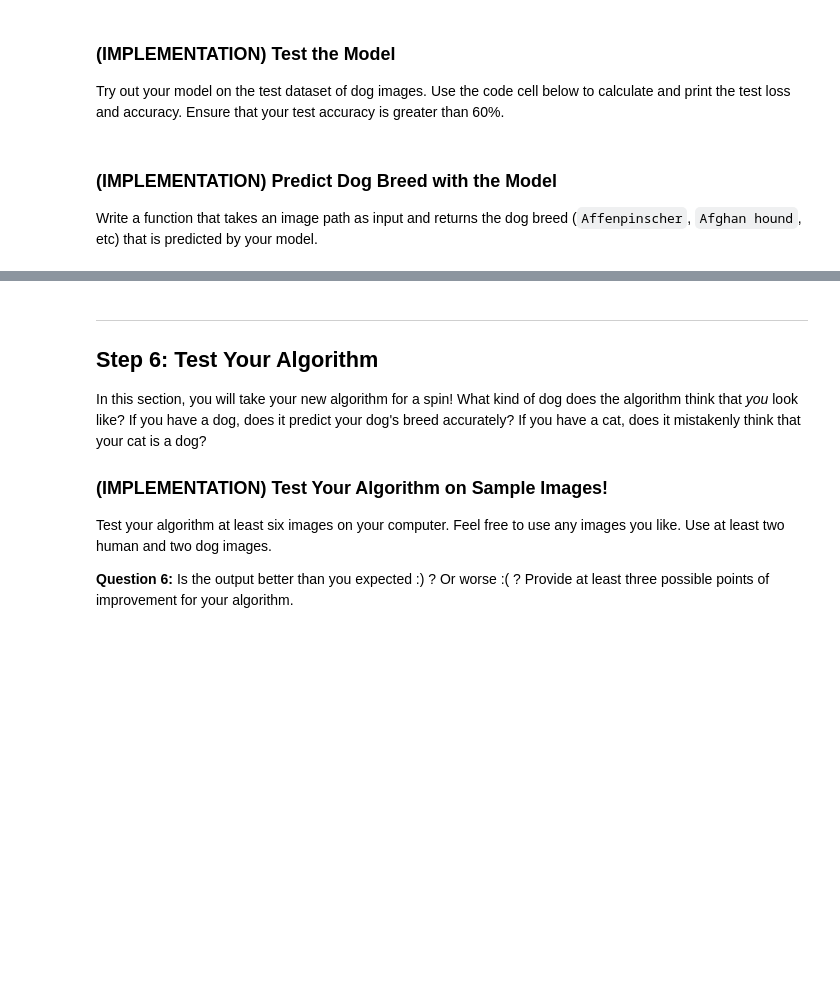
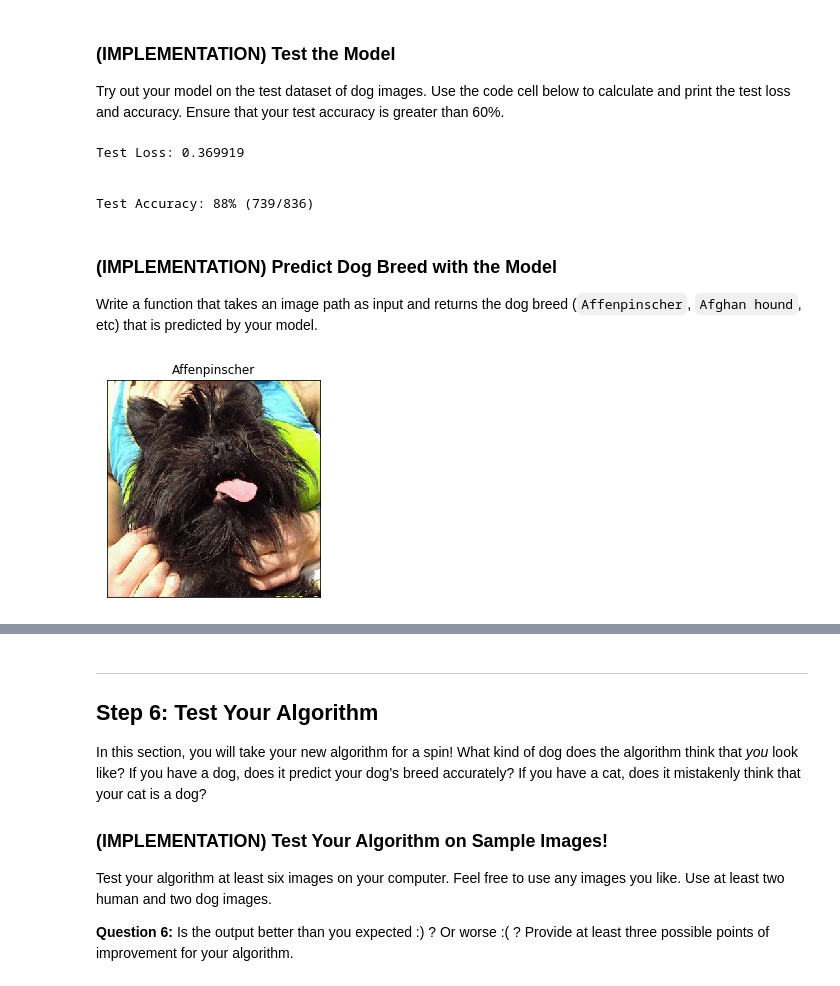
Before and after one commit to mirceast/cnn-dog-breed-classifier, a Jupyter notebook: dog_app.ipynb, the cells around one changed output, grey strips where cells are left out. Drawn from its saved outputs; the diff is of its cells as text; code cells hidden in the pictures; blank space fills up the shorter version.

```diff
--- a/dog_app.ipynb
+++ b/dog_app.ipynb
@@ -563,30 +708,59 @@ optimizer_transfer = None
 Train and validate your model in the code cell below.  [Save the final model parameters](http://pytorch.org/docs/master/notes/serialization.html) at filepath `'model_transfer.pt'`.
 # %%
 # train the model
-model_transfer = # train(n_epochs, loaders_transfer, model_transfer, optimizer_transfer, criterion_transfer, use_cuda, 'model_transfer.pt')
+# model_transfer = train(100, loaders_transfer, model_transfer, optimizer_transfer, criterion_transfer,
+#                        device, 'model_transfer.pt', fivecrop = "mean", lr_scheduler = scheduler_transfer)
+
 
 # load the model that got the best validation accuracy (uncomment the line below)
-#model_transfer.load_state_dict(torch.load('model_transfer.pt'))
+model_transfer.load_state_dict(torch.load('model_transfer.pt'))
 # %% [markdown]
 ### (IMPLEMENTATION) Test the Model
 
 Try out your model on the test dataset of dog images. Use the code cell below to calculate and print the test loss and accuracy.  Ensure that your test accuracy is greater than 60%.
 # %%
-test(loaders_transfer, model_transfer, criterion_transfer, use_cuda)
+test(loaders_transfer, model_transfer, criterion_transfer, device)
+# %% [output]
+Test Loss: 0.369919
+
+
+Test Accuracy: 88% (739/836)
 # %% [markdown]
 ### (IMPLEMENTATION) Predict Dog Breed with the Model
 
 Write a function that takes an image path as input and returns the dog breed (`Affenpinscher`, `Afghan hound`, etc) that is predicted by your model.
-# %%
-### TODO: Write a function that takes a path to an image as input
-### and returns the dog breed that is predicted by the model.
-
-# list of class names by index, i.e. a name can be accessed like class_names[0]
-class_names = [item[4:].replace("_", " ") for item in data_transfer['train'].classes]
-
-def predict_breed_transfer(img_path):
-    # load the image and return the predicted breed
-    return None
+# %%
+### TODO: Write a function that takes a path to an image as input
+### and returns the dog breed that is predicted by the model.
+
+# list of class names by index, i.e. a name can be accessed like class_names[0]
+class_names = [item[4:].replace("_", " ") for item in data['train'].classes]
+
+def predict_breed_transfer(img_path, model, device):
+    # load the image and return the predicted breed
+    image = Image.open(img_path).convert('RGB')
+
+    # Resnet replaces the fully connected layer with global average pooling. Theoretically then, it should work with any
+    # input size, since the result of the global pooling depends only on the number of filters and not on their spatial
+    # dimensions. Unfortunately, the provided torchvision model implements global pooling as a regular average pooling
+    # in which the kernel size is equal to the spatial size of the filters (in this case 7). So we still need to apply the
+    # FiveCrop transform if we want to keep the aspect ratio and not only crop the center.
+
+    in_transform = transforms.Compose([
+                        transforms.Resize(img_short_side_resize),
+                        transforms.FiveCrop(img_input_size),
+                        transforms.Lambda(lambda crops: torch.stack([transforms.Compose([
+                    transforms.ToTensor(),transforms.Normalize(mean = norm_mean, std = norm_std)])(crop) for crop in crops]))])
+
+    output = torch.argmax(model(in_transform(image).to(device)).mean(0))
+
+    return output.to("cpu").item() # predicted class index
+
+test_image = dog_files_short[0]
+pred = predict_breed_transfer(test_image, model_transfer, device, class_names)
+show_image_from_path(test_image, title = class_names[pred])
+# %% [output]
+[figure, added]
 # %% [markdown]
 ---
 <a id='step5'></a>
```
Also changed, not shown: parts of 26 cells of this notebook, 2 other files.
